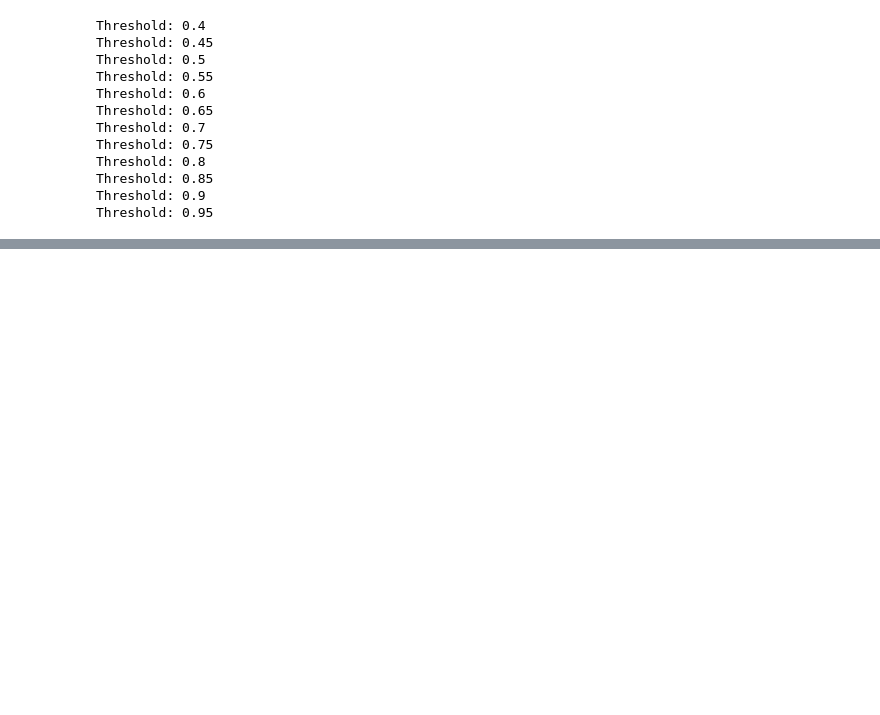
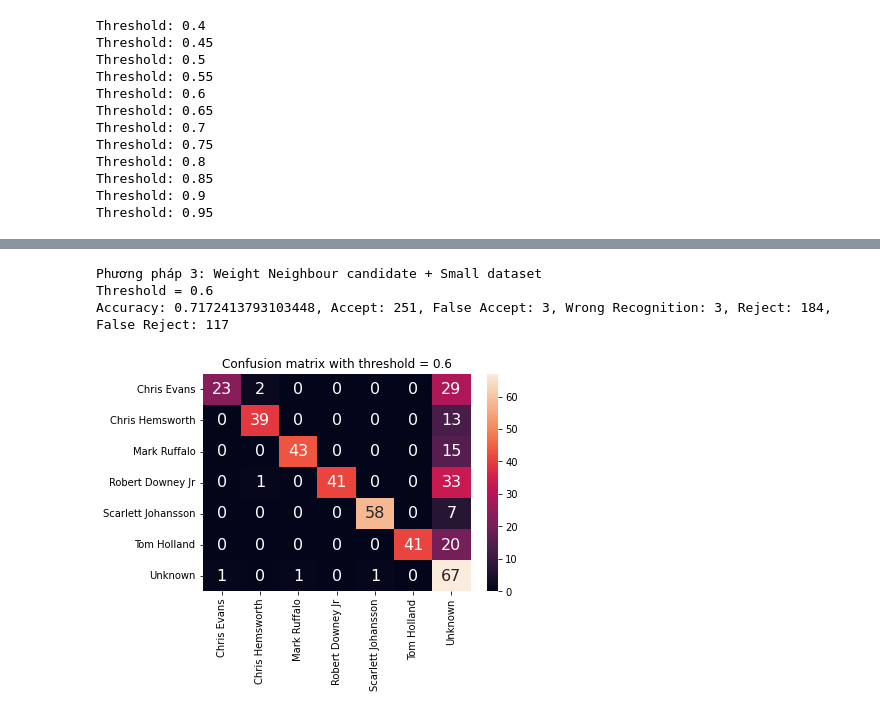
Before and after one commit to TranAnhVu0411/CV_internship, a Jupyter notebook: face_recognition/marvel_face_recognition/distance_face_recognition/face_recognition_stable.ipynb, the cells around one changed output, grey strips where cells are left out. Cells and saved outputs as stored; diff of their text form; code cells hidden in the pictures; blank space fills up the shorter version.

Commit message:
add new method and metric
new method: weighted neighbour candidates
new metric: fa, wa, fr

```diff
--- a/face_recognition/marvel_face_recognition/distance_face_recognition/face_recognition_stable.ipynb
+++ b/face_recognition/marvel_face_recognition/distance_face_recognition/face_recognition_stable.ipynb
@@ -155,3 +197,37 @@ def plot_confusion_matrix(result, y_test, threshold):
+# %%
+# Plot confusion matrix
+idx2label = {y: x for x, y in label2idx.items()}
+def show_result(result, y_test, threshold):
+    pred = result[threshold]
+    fa, wa, fr, accept, reject = metric(y_test, pred)
+    acc = accuracy_score(y_test, pred)
+    print("Threshold = "+str(threshold))
+    print("Accuracy: {}, Accept: {}, False Accept: {}, Wrong Recognition: {}, Reject: {}, False Reject: {}".format(acc, accept, fa, wa, reject, fr))
+    print("")
+    array = confusion_matrix(y_test, pred)
+    df_cm = pd.DataFrame(array, index = [idx2label[i] for i in range(7)],
+                        columns = [idx2label[i] for i in range(7)])
+    sn.heatmap(df_cm, annot=True, annot_kws={"size": 16}) # font size
+    plt.title("Confusion matrix with threshold = "+str(threshold))
+    plt.show()
+
+# Save result
+def save_result(result, y_test, save_path):
+    thresh_list, fa_list, wa_list, fr_list, accept_list, reject_list, accuracy_list = [], [], [], [], [], [], []
+    for threshold, pred in result.items():
+        fa, wa, fr, accept, reject = metric(y_test, pred)
+        acc = accuracy_score(y_test, pred)
+        thresh_list.append(threshold)
+        fa_list.append(fa)
+        wa_list.append(wa)
+        fr_list.append(fr)
+        accept_list.append(accept)
+        reject_list.append(reject)
+        accuracy_list.append(acc)
+    dict = {'threshold': thresh_list, 'accept': accept_list, 'fa': fa_list, 'wa': wa_list,
+            'reject': reject_list, 'fr': fr_list, 'accuracy': accuracy_list}
+    df = pd.DataFrame(dict)
+    df.to_csv(save_path, index=False)
 # %% [markdown]
 ## Big dataset
 # %% [markdown]
@@ -254,0 +372,2 @@ Accuracy score with threshold = 0.6: 0.7123287671232876
+# %%
+small_weight_neighbour_recognition_result = test_threshold(threshold_list, x_train_small, x_test_small, y_train_small, type='weight_neighbour')
@@ -254,0 +389,8 @@ Accuracy score with threshold = 0.6: 0.7123287671232876
+# %%
+print("Phương pháp 3: Weight Neighbour candidate + Small dataset")
+show_result(small_weight_neighbour_recognition_result, y_test_small, threshold=0.6)
+# %% [output]
+Phương pháp 3: Weight Neighbour candidate + Small dataset
+Threshold = 0.6
+Accuracy: 0.7172413793103448, Accept: 251, False Accept: 3, Wrong Recognition: 3, Reject: 184, False Reject: 117
+[figure, added]
```
Also changed, not shown: parts of 24 cells of this notebook, 6 other files.
